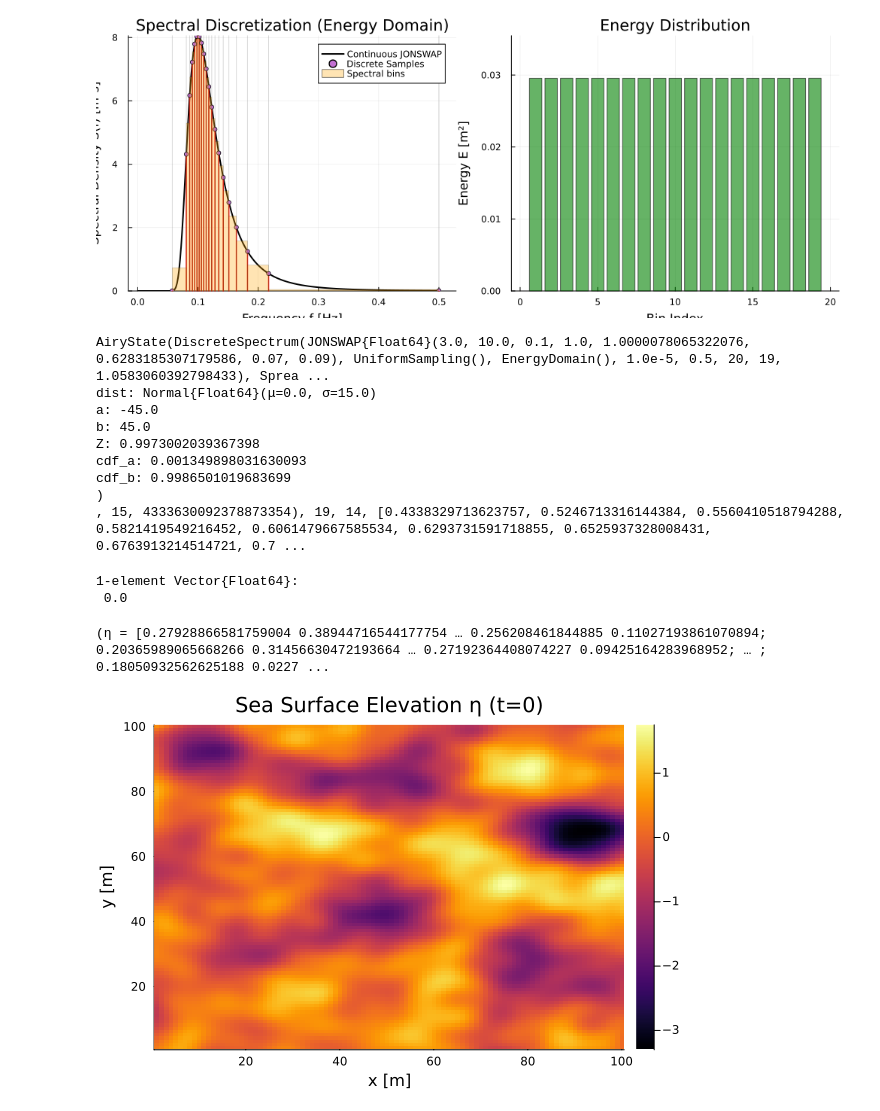
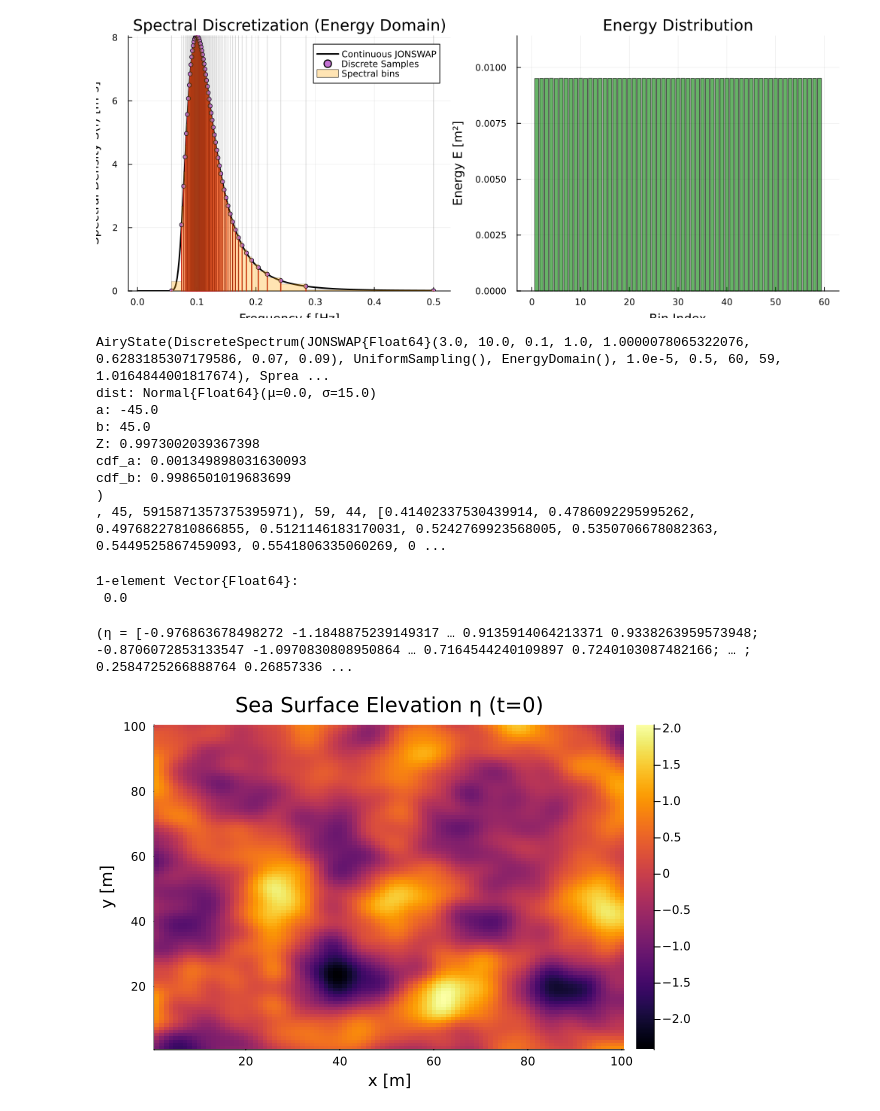
Before and after one commit to CMOE-TUDelft/WaveSpec.jl, a Jupyter notebook: test_airysea.ipynb, the cells around one changed output. Drawn from its saved outputs; the diff is of its cells as text; code cells hidden in the pictures.

```diff
--- a/test_airysea.ipynb
+++ b/test_airysea.ipynb
@@ -14,7 +14,7 @@ using Plots
 σ = 15.0
 θmin = -45.0
 θmax = 45.0
-nθ = 15
+nθ = 45
 AngSprea = SpreadingModel(:normal, μ, σ, θmin, θmax, nθ)
 
 # 1. Continuous PDF
@@ -53,7 +53,7 @@ Tp = 10.0
 Cspec = JONSWAP(Hs, Tp)
 
 # Generate discrete spectrum
-nf = 20
+nf = 60
 Dspec = DiscreteSpectrum(Cspec, UniformSampling(), get_fmin(Cspec), get_fmax(Cspec), nf;
                         domain=FrequencySampling.Energy, mess=false)
 
@@ -141,13 +141,13 @@ title!(p2, "Energy Distribution")
 # Combine them
 plot(p1, p2, layout=(1, 2), size=(1000, 400))
 # %% [output]
-[figure, old version]
+[figure, new version]
 # %%
 # Generate Airy sea state
 h = 2.0
 airysea = AiryState(Dspec, AngSprea, h)
 # %% [output]
-AiryState(DiscreteSpectrum(JONSWAP{Float64}(3.0, 10.0, 0.1, 1.0, 1.0000078065322076, 0.6283185307179586, 0.07, 0.09), UniformSampling(), EnergyDomain(), 1.0e-5, 0.5, 20, 19, 1.0583060392798433), Sprea ...
+AiryState(DiscreteSpectrum(JONSWAP{Float64}(3.0, 10.0, 0.1, 1.0, 1.0000078065322076, 0.6283185307179586, 0.07, 0.09), UniformSampling(), EnergyDomain(), 1.0e-5, 0.5, 60, 59, 1.0164844001817674), Sprea ...
 dist: Normal{Float64}(μ=0.0, σ=15.0)
 a: -45.0
 b: 45.0
@@ -155,7 +155,7 @@ Z: 0.9973002039367398
 cdf_a: 0.001349898031630093
 cdf_b: 0.9986501019683699
 )
-, 15, 4333630092378873354), 19, 14, [0.4338329713623757, 0.5246713316144384, 0.5560410518794288, 0.5821419549216452, 0.6061479667585534, 0.6293731591718855, 0.6525937328008431, 0.6763913214514721, 0.7 ...
+, 45, 5915871357375395971), 59, 44, [0.41402337530439914, 0.4786092295995262, 0.49768227810866855, 0.5121146183170031, 0.5242769923568005, 0.5350706678082363, 0.5449525867459093, 0.5541806335060269, 0 ...
 # %%
 # Define spatial grid: 100m x 100m
 nx, ny = 100, 100
@@ -169,14 +169,14 @@ z_val = [0.0]
 1-element Vector{Float64}:
  0.0
 # %%
-η, u, v, w = sea_profiles(airysea, x_coords, y_coords, z_val, t_val)
+profiles = sea_profiles(airysea, x_coords, y_coords, z_val, t_val, vars=[:η])
 # %% [output]
-(η = [0.27928866581759004 0.38944716544177754 … 0.256208461844885 0.11027193861070894; 0.20365989065668266 0.31456630472193664 … 0.27192364408074227 0.09425164283968952; … ; 0.18050932562625188 0.0227 ...
+(η = [-0.976863678498272 -1.1848875239149317 … 0.9135914064213371 0.9338263959573948; -0.8706072853133547 -1.0970830808950864 … 0.7164544240109897 0.7240103087482166; … ; 0.2584725266888764 0.26857336 ...
 # %%
 # Plotting
-p1 = heatmap(η[:,:,1,1],
+p1 = heatmap(profiles.η[:,:,1,1],
              colorbar=true,
              title="Sea Surface Elevation η (t=0)",
              xlabel="x [m]", ylabel="y [m]")
 # %% [output]
-[figure, old version]
+[figure, new version]
```
Also changed, not shown: parts of 1 cell of this notebook, 8 other files.
